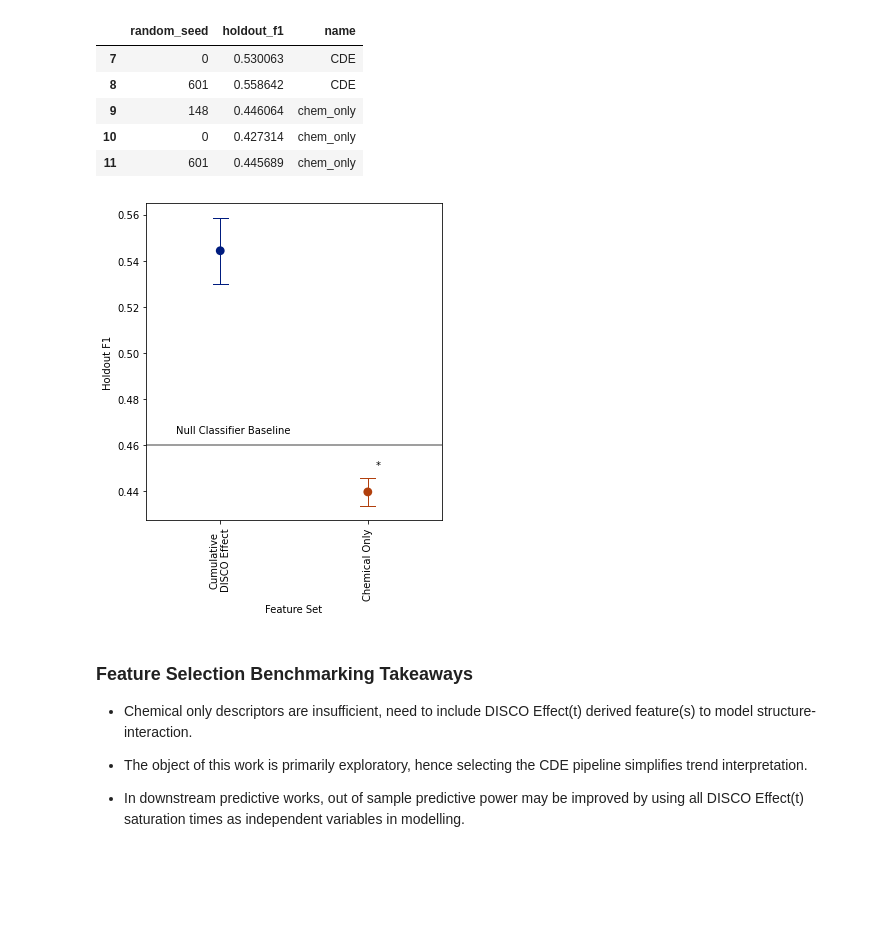
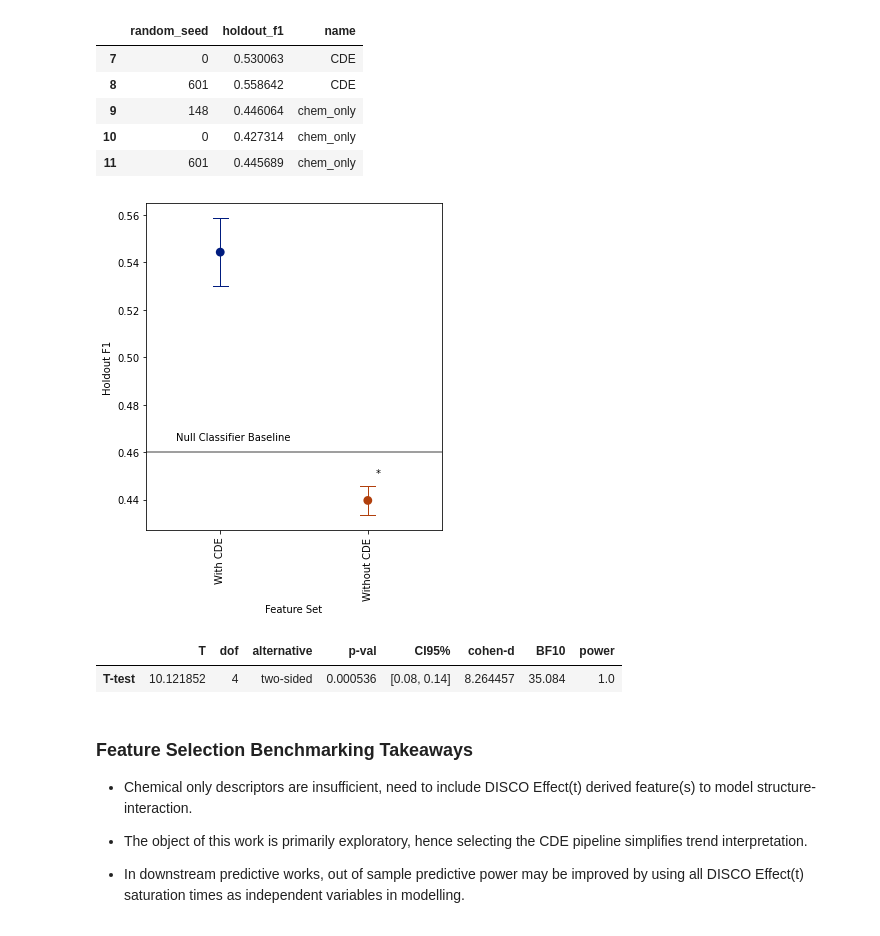
Before and after one commit to Frank-Gu-Lab/infrno, a Jupyter notebook: notebooks/benchmarking_analysis.ipynb, the cells around one changed output. Cells and saved outputs as stored; diff of their text form; code cells hidden in the pictures; blank space fills up the shorter version.

Commit message:
add t test with plot

```diff
--- a/notebooks/benchmarking_analysis.ipynb
+++ b/notebooks/benchmarking_analysis.ipynb
@@ -189,22 +189,31 @@ anova_data_subset
 # %%
 fig, ax = plt.subplots(figsize=(5, 6))
 sns.pointplot(data=anova_data_subset, x='name', y='holdout_f1', dodge=True, markers=['o', 's'],
               capsize=.1, errwidth=1, palette='dark', color=".5", ax=ax, ci=68)  # shows SEM for error bars at 68
 plt.xticks(rotation=90)
 plt.axhline(y=majority_clf_baseline_f1, color='gray', linestyle='-')
 plt.ylabel("Holdout F1")
 plt.xlabel("Feature Set")
 plt.xticks(ticks=(range(0, 2)), labels=[
-            "Cumulative\nDISCO Effect", "Chemical Only"])
+            "With CDE", "Without CDE"])
 ax.text(s='*', x=1.05, y=0.45)
 ax.text(s='Null Classifier Baseline', x=-0.3, y=0.465)
 
 plt.tight_layout()
 plt.savefig("../figures/main/benchmarking_results_2.png", dpi=1200)
 plt.savefig("../figures/main/benchmarking_results_2.svg", dpi=1200)
 plt.show()
 # %% [output]
-[figure, old version]
+[figure, new version]
+# %%
+# do a t-test for CDE vs chem only
+# previously verified normality and equality of variance
+
+import pingouin as pg
+pg.ttest(x3, x4)
+# %% [output]
+|  | T | dof | alternative | p-val | CI95% | cohen-d | BF10 | power |
+| T-test | 10.121852 | 4 | two-sided | 0.000536 | [0.08, 0.14] | 8.264457 | 35.084 | 1.0 |
 # %% [markdown]
 ### Feature Selection Benchmarking Takeaways
 
```
